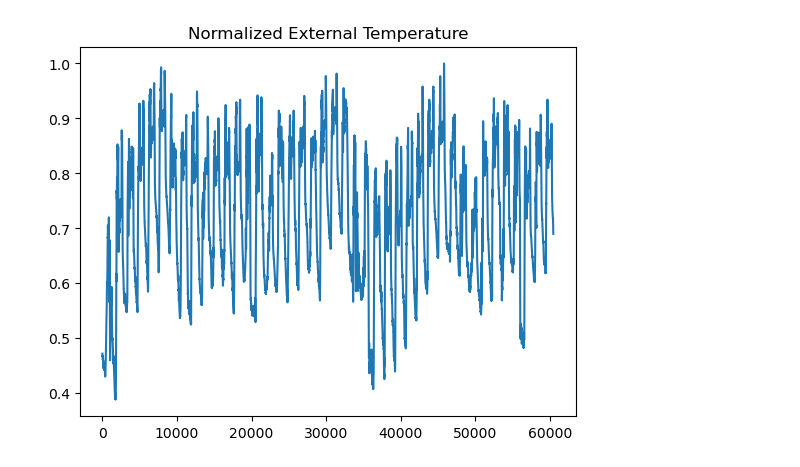
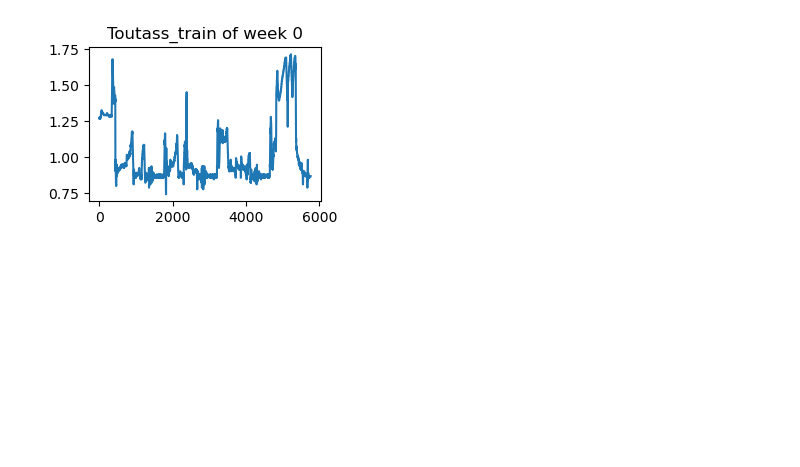
Before and after one commit to adepinel/SysID_RNN_modif, a Jupyter notebook: ECC-Distributed_Git/ECC-Distributed_Git/test_processing.ipynb, the cells around one changed output. Drawn from its saved outputs; the diff is of its cells as text; code cells hidden in the pictures; blank space fills up the shorter version.

```diff
--- a/ECC-Distributed_Git/ECC-Distributed_Git/test_processing.ipynb
+++ b/ECC-Distributed_Git/ECC-Distributed_Git/test_processing.ipynb
@@ -3,23 +17,25 @@ import numpy as np
 import scipy.io
 import matplotlib.pyplot as plt
 
+
 # Load raw data
 data = scipy.io.loadmat('raw_data.mat')
 
-print(data)
 # Extract variables
 Trit_GF = data['Trit_GF'].flatten()
 Qhotd = data['Qhotdata'].flatten()
-statusAsst = data['statusAsstdata'].flatten()
+#statusAsst = data['statusAsstdata'].flatten()
+IO_chillers = data['stato1'].flatten() + data['stato2'].flatten() + data['stato3'].flatten() + data['stato4'].flatten()
 weektime = data['weektime'].flatten()
 wendtime = data['wendtime'].flatten()
-time = data['time'].flatten()
+t = data['time'].flatten()
 Text = data['Text'].flatten()
 Hext = data['Hext'].flatten()
 Tman_GF = data['Tman_GF'].flatten()
 Toutass = data['Toutass'].flatten()
-buildtot = data['buildtot'].flatten()
-Qu = data['Qudata']
+Toutchill = (data['Toutrefr1'].flatten() + data['Toutrefr2'].flatten() + data['Toutrefr3'].flatten() + data['Toutrefr4'].flatten())/4
+Qu = data['buildtot'].flatten()
+
 
 # Example of adjustments in Python
 # Combine week and weekend times
@@ -30,29 +46,80 @@ Status_global = data['stato1'] + data['stato2'] + data['stato3'] + data['stato4'
 
 # Normalize data function
 def normalize(data):
-    return data / np.mean(data)
+    mean = np.mean(data)
+    data_norm = data / mean
+    return mean, data_norm
 
 # Normalize selected variables
-Text_normalized = normalize(Text)
-Hext_normalized = normalize(Hext)
+Trit_mean, Trit_GF = normalize(Trit_GF)
+Qhotd_mean, Qhotd = normalize(Qhotd)
+IO_mean, IO_chillers = normalize(IO_chillers)
+Tman_mean, Tman_GF = normalize(Tman_GF)
+Toutass_mean, Toutass = normalize(Toutass)
+Toutchill_mean, Toutchill = normalize(Toutchill)
+Qu_mean, Qu = normalize(Qu)
 
 # Adjust training data
 one_week = 231840 - 221760
-nb_weeks = 3  # Change as required
-start = 4 * one_week
+nb_weeks = 1  # Change as required
+start = 6 * one_week
 end_train = 10 * one_week
+nExp = 4
+t_end = 4*1440 # 4days (2 to 5)
+one_day = 1440
 
-training_data = {
-    "Text_train": Text_normalized[start:end_train],
-    "Hext_train": Hext_normalized[start:end_train],
-    "Status_global": Status_global[start:end_train],
-    "Trit_GF_train": Trit_GF[start:end_train],
-    "Tman_GF_train": Tman_GF[start:end_train]
-}
+#init the variables for outputs and inputs/disturbances
+Toutchill_t = np.zeros((nExp*2, t_end))
+Toutass_t = np.zeros((nExp*2, t_end))
+Trit_t = np.zeros((nExp*2, t_end))
+Q_users_t = np.zeros((nExp*2, t_end))
+Q_abs_t = np.zeros((nExp*2, t_end))
+IO_chillers_t = np.zeros((nExp*2, t_end))
+Tman_t = np.zeros((nExp*2, t_end))
 
-# Plotting
-plt.figure()
-plt.plot(training_data["Text_train"])
-plt.title('Normalized External Temperature')
-plt.show()
+Toutchill_v = np.zeros((1, t_end))
+Toutass_v = np.zeros((1, t_end))
+Trit_v = np.zeros((1, t_end))
+Q_users_v = np.zeros((1, t_end))
+Q_abs_v = np.zeros((1, t_end))
+IO_chillers_v = np.zeros((1, t_end))
+Tman_v = np.zeros((1, t_end))
+
+for exp in range(nExp):
+    Toutchill_t[exp,:] = Toutchill[start + exp*one_week + 1* one_day:start  + exp*one_week + 1* one_day + t_end]
+    Toutass_t[exp,:] = Toutass[start + exp*one_week + 1* one_day:start  + exp*one_week + 1* one_day + t_end]
+    Trit_t[exp,:] = Trit_GF[start + exp*one_week + 1* one_day:start  + exp*one_week + 1* one_day + t_end]
+    Q_users_t[exp,:] = Qu[start + exp*one_week + 1* one_day:start  + exp*one_week + 1* one_day + t_end]
+    Q_abs_t[exp,:] = Qhotd[start + exp*one_week + 1* one_day:start  + exp*one_week + 1* one_day + t_end]
+    IO_chillers_t[exp,:] = IO_chillers[start + exp*one_week + 1* one_day:start  + exp*one_week + 1* one_day + t_end]
+    Tman_t[exp,:] = Tman_GF[start + exp*one_week + 1* one_day:start  + exp*one_week + 1* one_day + t_end]
+
+    # Plotting
+    plt.figure(figsize=(3, 2))
+    plt.plot(Toutass_t[exp,:])
+    plt.title(f'Toutass_train of week {exp}')
+    plt.show()
+
+Toutchill_v[0,:] = Toutchill[start + nExp*one_week + 1* one_day:start  + nExp*one_week + 1* one_day + t_end]
+Toutass_v[0,:] = Toutass[start + nExp*one_week + 1* one_day:start  + nExp*one_week + 1* one_day + t_end]
+Trit_v[0,:] = Trit_GF[ start + nExp*one_week + 1* one_day:start  + nExp*one_week + 1* one_day + t_end]
+Q_users_v[0,:] = Qu[start + nExp*one_week + 1* one_day:start  + nExp*one_week + 1* one_day + t_end]
+Q_abs_v[0,:] = Qhotd[start + nExp*one_week + 1* one_day:start  + nExp*one_week + 1* one_day + t_end]
+IO_chillers_v[0,:] = IO_chillers[start + nExp*one_week + 1* one_day:start  + nExp*one_week + 1* one_day + t_end]
+Tman_v[0,:] = Tman_GF[start + nExp*one_week + 1* one_day:start  + nExp*one_week + 1* one_day + t_end]
+
+for exp in range(nExp, nExp*2):
+    Toutchill_t[exp,:] = Toutchill[start + exp*one_week + 1* one_day:start  + exp*one_week + 1* one_day + t_end]
+    Toutass_t[exp,:] = Toutass[start + exp*one_week + 1* one_day:start  + exp*one_week + 1* one_day + t_end]
+    Trit_t[exp,:] = Trit_GF[start + exp*one_week + 1* one_day:start  + exp*one_week + 1* one_day + t_end]
+    Q_users_t[exp,:] = Qu[start + exp*one_week + 1* one_day:start  + exp*one_week + 1* one_day + t_end]
+    Q_abs_t[exp,:] = Qhotd[start + exp*one_week + 1* one_day:start  + exp*one_week + 1* one_day + t_end]
+    IO_chillers_t[exp,:] = IO_chillers[start + exp*one_week + 1* one_day:start  + exp*one_week + 1* one_day + t_end]
+    Tman_t[exp,:] = Tman_GF[start + exp*one_week + 1* one_day:start  + exp*one_week + 1* one_day + t_end]
+
+    # Plotting
+    plt.figure(figsize=(3, 2))
+    plt.plot(Toutass_t[exp,:])
+    plt.title(f'Toutass_train of week {exp}')
+    plt.show()
 # %% [output]
@@ -76 +126 @@ plt.show()
-[figure, old version]
+[figure, new version]
```
Also changed, not shown: parts of 8 cells of this notebook, 9 other files.
